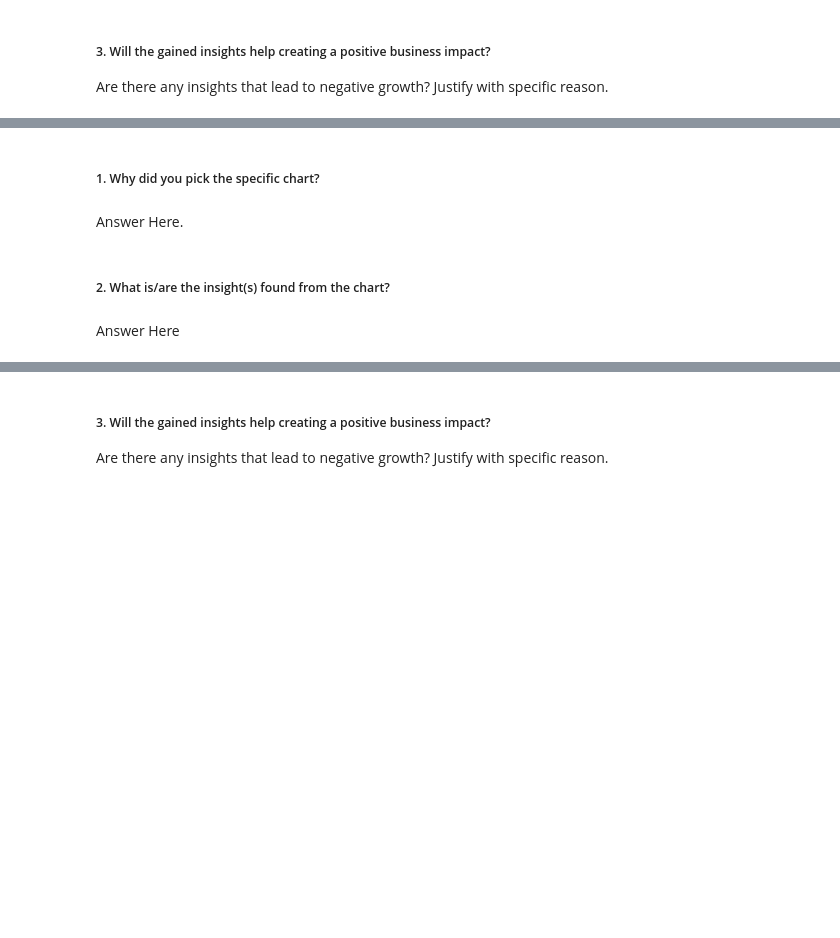
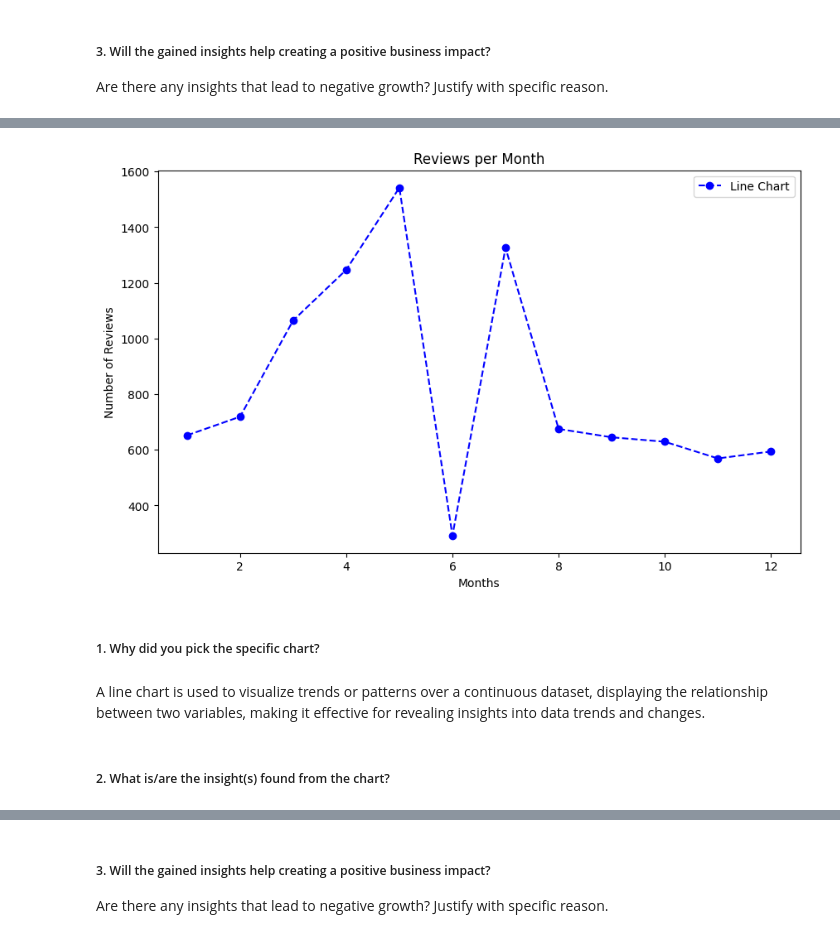
Before and after one commit to David-Kumawat/Capstone-Project---4-Zomato-Restaurant-Clustering-And-Sentiment-Analysis, a Jupyter notebook: Unsupervised_Zomato_Restaurant_Clustering_And_Sentiment_Analysis.ipynb, the cells around one changed output, grey strips where cells are left out. Drawn from its saved outputs; the diff is of its cells as text; code cells hidden in the pictures; blank space fills up the shorter version.

```diff
--- a/Unsupervised_Zomato_Restaurant_Clustering_And_Sentiment_Analysis.ipynb
+++ b/Unsupervised_Zomato_Restaurant_Clustering_And_Sentiment_Analysis.ipynb
@@ -1173,0 +1263,6 @@ Answer Here
+# %%
+# Creating a data frame to check reviews per month
+reviews_based_on_month = merged_data['Review_Month'].value_counts()
+reviews_per_month = pd.DataFrame({'Month' : reviews_based_on_month.index, 'Reviews_Count' : reviews_based_on_month.values}).sort_values(
+                                'Month', ascending = True).reset_index(drop=True)
+reviews_per_month
@@ -1174,8 +1283,26 @@ Answer Here
+# %%
+# Chart - 11 visualization code for see review trend by month
+# Fixing the size of the chart
+plt.figure(figsize=(10, 6))
+
+x = reviews_per_month['Month'].values
+y = reviews_per_month['Reviews_Count'].values
+
+# Plotting the line chart
+plt.plot(x, y, marker='o', linestyle='--', color='b', label='Line Chart')
+
+# Adding labels and title
+plt.xlabel('Months')
+plt.ylabel('Number of Reviews')
+plt.title('Reviews per Month')
+
+plt.legend()
+plt.show()
+# %% [output]
+[figure, added]
 # %% [markdown]
 ##### 1. Why did you pick the specific chart?
-# %% [markdown]
-Answer Here.
+# %% [markdown]
+A line chart is used to visualize trends or patterns over a continuous dataset, displaying the relationship between two variables, making it effective for revealing insights into data trends and changes.
 # %% [markdown]
 ##### 2. What is/are the insight(s) found from the chart?
-# %% [markdown]
-Answer Here
```
Also changed, not shown: parts of 93 cells of this notebook.
